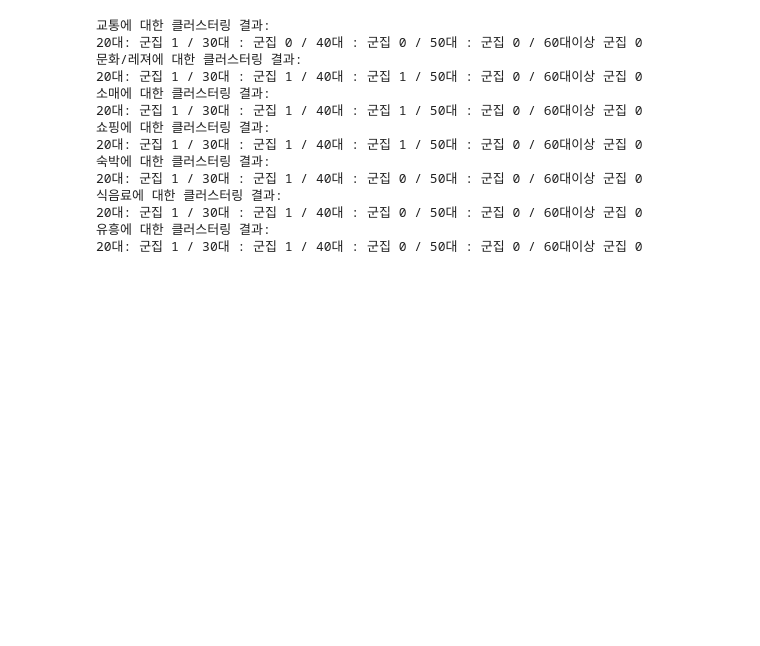
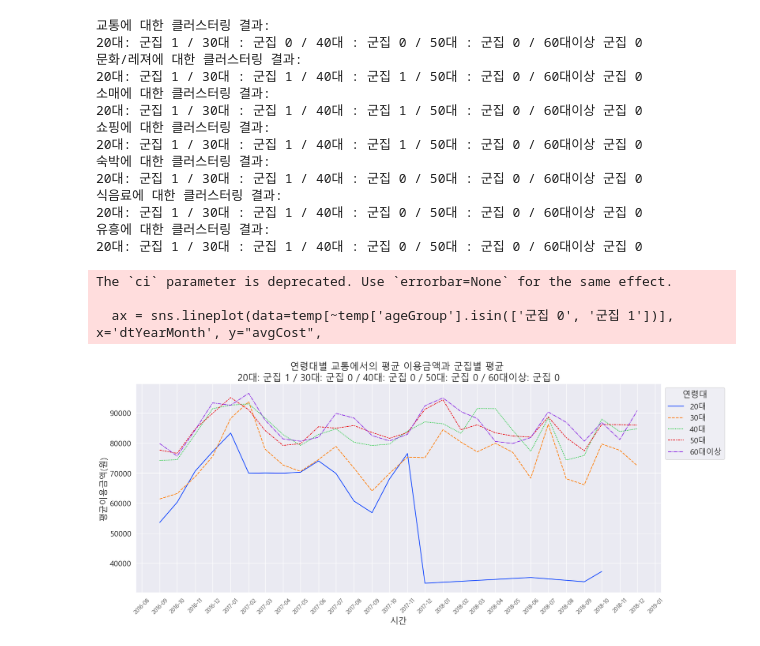
Before and after one commit to jihun5/it_jupyter, a Jupyter notebook: 이것저것연습/pr3.ipynb, the cells around one changed output. Cells and saved outputs as stored; diff of their text form; code cells hidden in the pictures; blank space fills up the shorter version.

```diff
--- a/이것저것연습/pr3.ipynb
+++ b/이것저것연습/pr3.ipynb
@@ -174,3 +160,34 @@ def plot_market_agg(DATA, marketType, km, pred):
     dtYearMonth = list(temp[temp['ageGroup']==temp['ageGroup'].unique()[0]]['dtYearMonth'].values)
     ageGroup = ['군집 1']*len(dtYearMonth)
     avgCost = list(km.cluster_centers_[1].ravel())
+
+    temp_df = pd.DataFrame(list(zip(dtYearMonth, ageGroup, avgCost)), columns= ['dtYearMonth', 'ageGroup', 'avgCost'])
+    temp = pd.concat([temp, temp_df]).reset_index(drop=True)
+
+    cmap = sns.color_palette("bright")
+    palette = {key:value for key, value in zip(temp['ageGroup'].unique(), cmap)}
+    palette['군집 0'] = 'black'
+    palette['군집 1'] = 'brown'
+
+    sns.set(font_scale = 1.5)
+    plt.rc("font", family = 'Malgun Gothic')
+    plt.figure(figsize=(20,8))
+    ax = sns.lineplot(data=temp[~temp['ageGroup'].isin(['군집 0', '군집 1'])], x='dtYearMonth', y="avgCost",
+                      hue='ageGroup', palette=palette, ci=None, style='ageGroup', alpha=1)
+    ax.set_title(f'연령대별 {marketType}에서의 평균 이용금액과 군집별 평균 \n'
+                 f'20대: 군집 {pred[0]} / 30대: 군집 {pred[1]} / 40대: 군집 {pred[2]} / 50대: 군집 {pred[3]} / 60대이상: 군집 {pred[4]}', fontsize=20)
+    plt.xticks(rotation=45, size=12, fontweight='light')
+    mytime = mdates.DateFormatter('%Y-%m')
+    ax.xaxis.set_major_formatter(mytime)
+    ax.xaxis.set_major_locator(mdates.MonthLocator(interval=1))
+    ax.set_ylabel("평균이용금액(원)")
+    ax.set_xlabel("시간")
+    ax.legend(title='연령대')
+    sns.move_legend(ax, "upper left", bbox_to_anchor=(1,1))
+# %%
+plot_market_agg(agg_DATA, marketType[0], km_list[0], pred_list[0])
+# %% [output]
+The `ci` parameter is deprecated. Use `errorbar=None` for the same effect.
+
+  ax = sns.lineplot(data=temp[~temp['ageGroup'].isin(['군집 0', '군집 1'])], x='dtYearMonth', y="avgCost",
+[figure, added]
```
Also changed, not shown: parts of 3 cells of this notebook, 8 other files.
